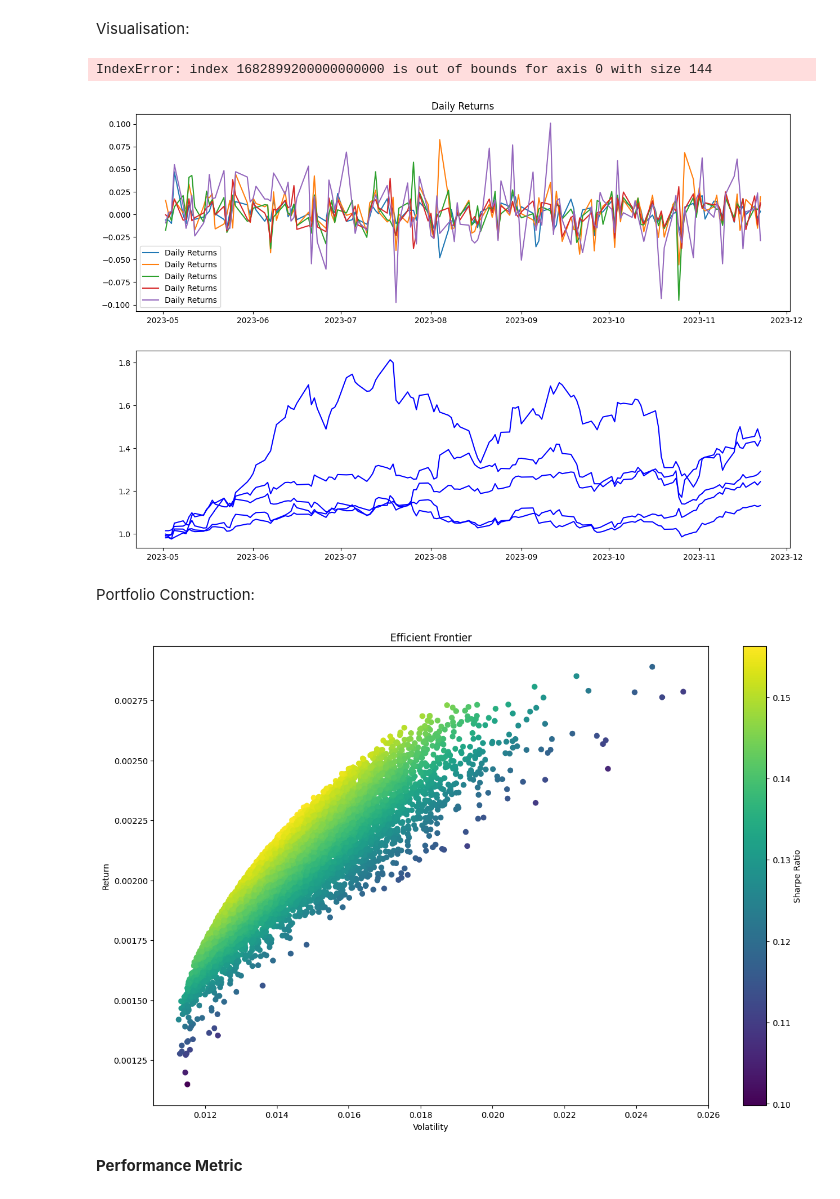
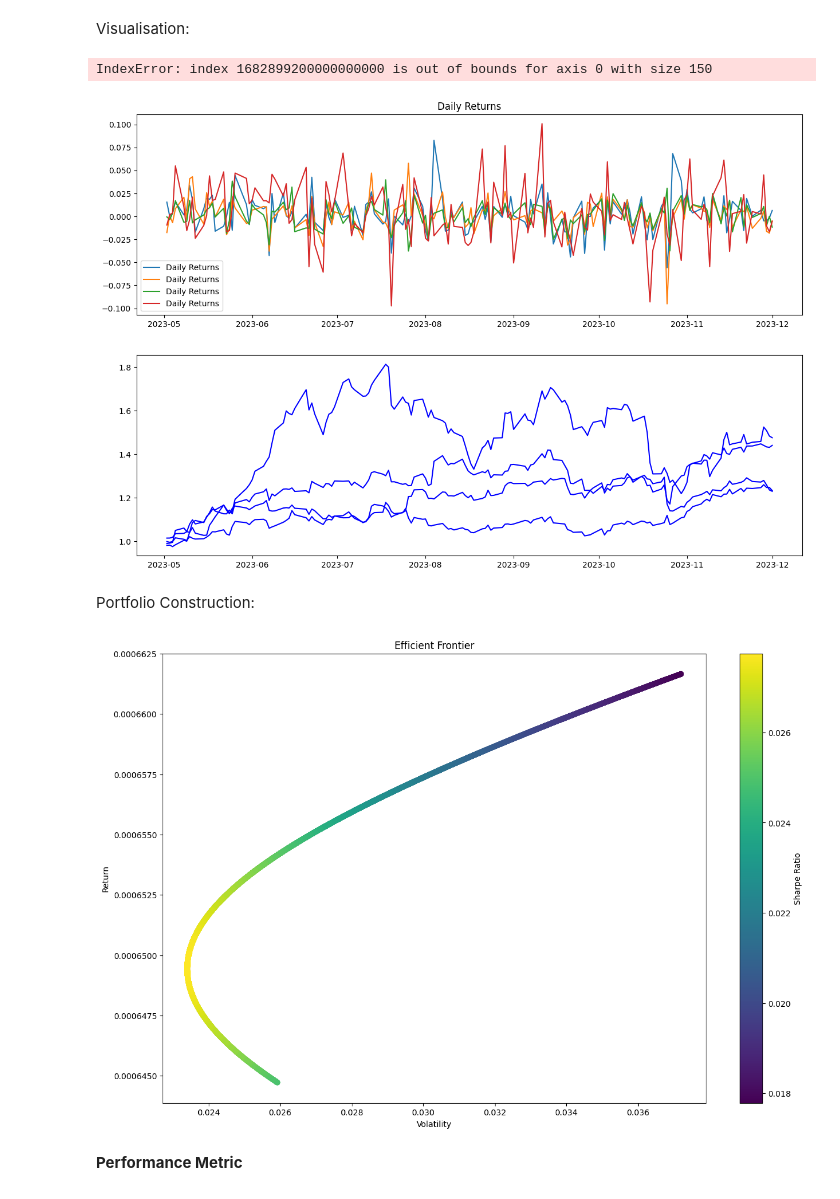
Before and after one commit to ParasX1/MarketAnalyticsTool, a Jupyter notebook: MarketAnalyticTool.ipynb, the cells around one changed output. Saved outputs shown, nothing was run; the diff lists cells and outputs as text; code cells hidden in the pictures.

```diff
--- a/MarketAnalyticTool.ipynb
+++ b/MarketAnalyticTool.ipynb
@@ -22,8 +25,8 @@ from scipy.stats import norm
 Small Test If Data Can be Grabbed
 # %%
 # Define the stock tickers and time period
-tickers = [ "AAPL","AMZN", "TSLA", "GOOGL", "MSFT" ]
-#"AMZN", "TSLA" "GOOGL", "MSFT"
+tickers = [ "AMZN", "TSLA", "GOOGL", "MSFT"]
+#"AMZN", "TSLA" "GOOGL", "MSFT""AMZN", "TSLA", "GOOGL"
 start_date = "2023-05-01"
 end_date = "2023-12-04"
 
@@ -129,36 +148,36 @@ plt.title('Daily Returns')
 plt.legend()
 
 # Plotting cumulative returns and highlighting maximum drawdown
 plt.subplot(2, 1, 2)
 plt.plot(cumulative_returns, label='Cumulative Returns', color='blue')
 
 # Create an array of zeros with the same length as cumulative_returns
 zero_line = np.zeros_like(cumulative_returns)
 
 # Highlighting maximum drawdown
 drawdown_threshold = 0.05  # Set a threshold for drawdown visibility
 highlight_drawdown = drawdown[drawdown < -drawdown_threshold]
 
 # Convert indices to integer values
 highlight_drawdown_indices = highlight_drawdown.index.astype(int)
 
 plt.fill_between(
     x=highlight_drawdown_indices,
     y1=zero_line[highlight_drawdown_indices],
     y2=cumulative_returns[highlight_drawdown_indices],
     color='red', alpha=0.3, label='Drawdown'
 )
 
 # Increase the figure size
-plt.figure(figsize=(20,10))
+plt.figure(figsize=(28,10))
 
 plt.title('Cumulative Returns with Maximum Drawdown')
 plt.legend()
 plt.tight_layout()
 plt.show()
 # %% [output]
-IndexError: index 1682899200000000000 is out of bounds for axis 0 with size 144
+IndexError: index 1682899200000000000 is out of bounds for axis 0 with size 150
-[figure, old version]
+[figure, new version]
 # %% [markdown]
 Portfolio Construction:
 # %%
@@ -223,7 +242,7 @@ plt.ylabel('Return')
 plt.colorbar(label='Sharpe Ratio')
 plt.show()
 # %% [output]
-[figure, old version]
+[figure, new version]
 # %% [markdown]
 **Performance Metric**
 # %%
```
Also changed, not shown: parts of 11 cells of this notebook.
